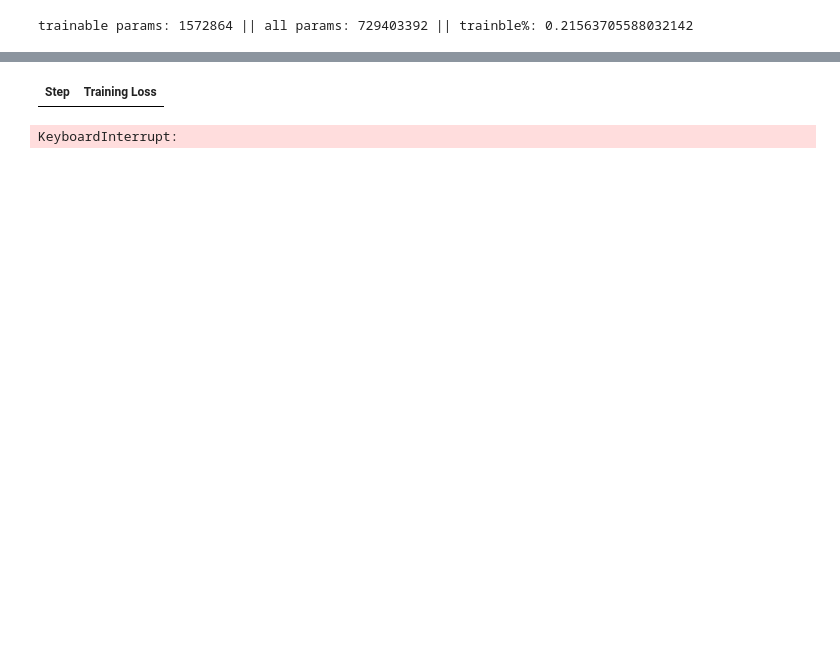
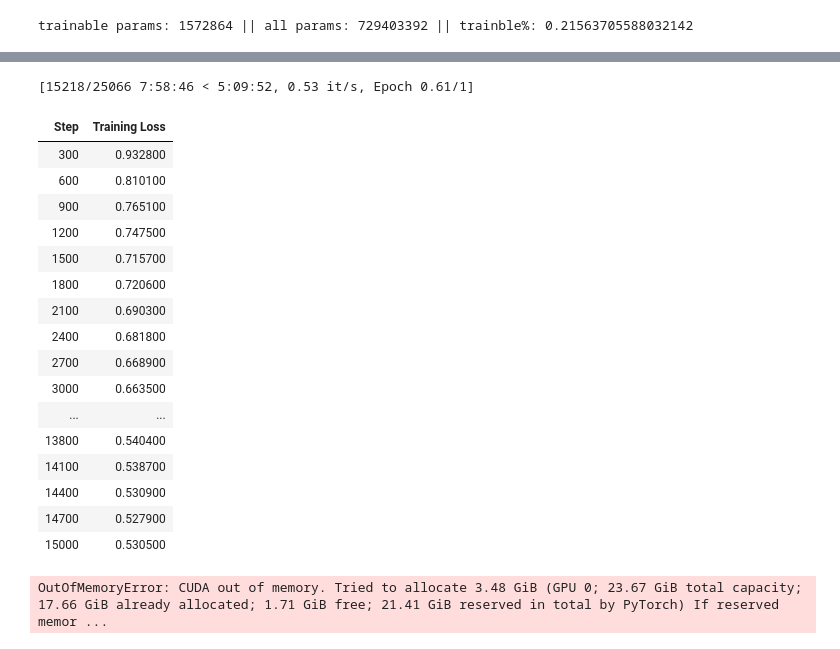
Before and after one commit to aeolian83/translateDnD, a Jupyter notebook: test_train.ipynb, the cells around one changed output, grey strips where cells are left out. Drawn from its saved outputs; the diff is of its cells as text; code cells hidden in the pictures; blank space fills up the shorter version.

Commit message:
test train

```diff
--- a/test_train.ipynb
+++ b/test_train.ipynb
@@ -194,11 +194,11 @@ trainer = maskTrainer(
     model=model,
     train_dataset=data["train"],
     args=transformers.TrainingArguments(
-        per_device_train_batch_size=16,
+        per_device_train_batch_size=8,
         gradient_accumulation_steps=1,
         fp16=True,
         output_dir="outputs",
-        save_total_limit=3,
+        save_total_limit=2,
         logging_steps=300,
         report_to=["tensorboard"],
         num_train_epochs = 1,
@@ -218,2 +218,19 @@ trainer.train(resume_from_checkpoint=False)
+[15218/25066 7:58:46 < 5:09:52, 0.53 it/s, Epoch 0.61/1]
 | Step | Training Loss |
+| 300 | 0.932800 |
+| 600 | 0.810100 |
+| 900 | 0.765100 |
+| 1200 | 0.747500 |
+| 1500 | 0.715700 |
+| 1800 | 0.720600 |
+| 2100 | 0.690300 |
+| 2400 | 0.681800 |
+| 2700 | 0.668900 |
+| 3000 | 0.663500 |
+| ... | ... |
+| 13800 | 0.540400 |
+| 14100 | 0.538700 |
+| 14400 | 0.530900 |
+| 14700 | 0.527900 |
+| 15000 | 0.530500 |
-KeyboardInterrupt:
+OutOfMemoryError: CUDA out of memory. Tried to allocate 3.48 GiB (GPU 0; 23.67 GiB total capacity; 17.66 GiB already allocated; 1.71 GiB free; 21.41 GiB reserved in total by PyTorch) If reserved memor ...
```
Also changed, not shown: parts of 1 cell of this notebook, 3 other files.
